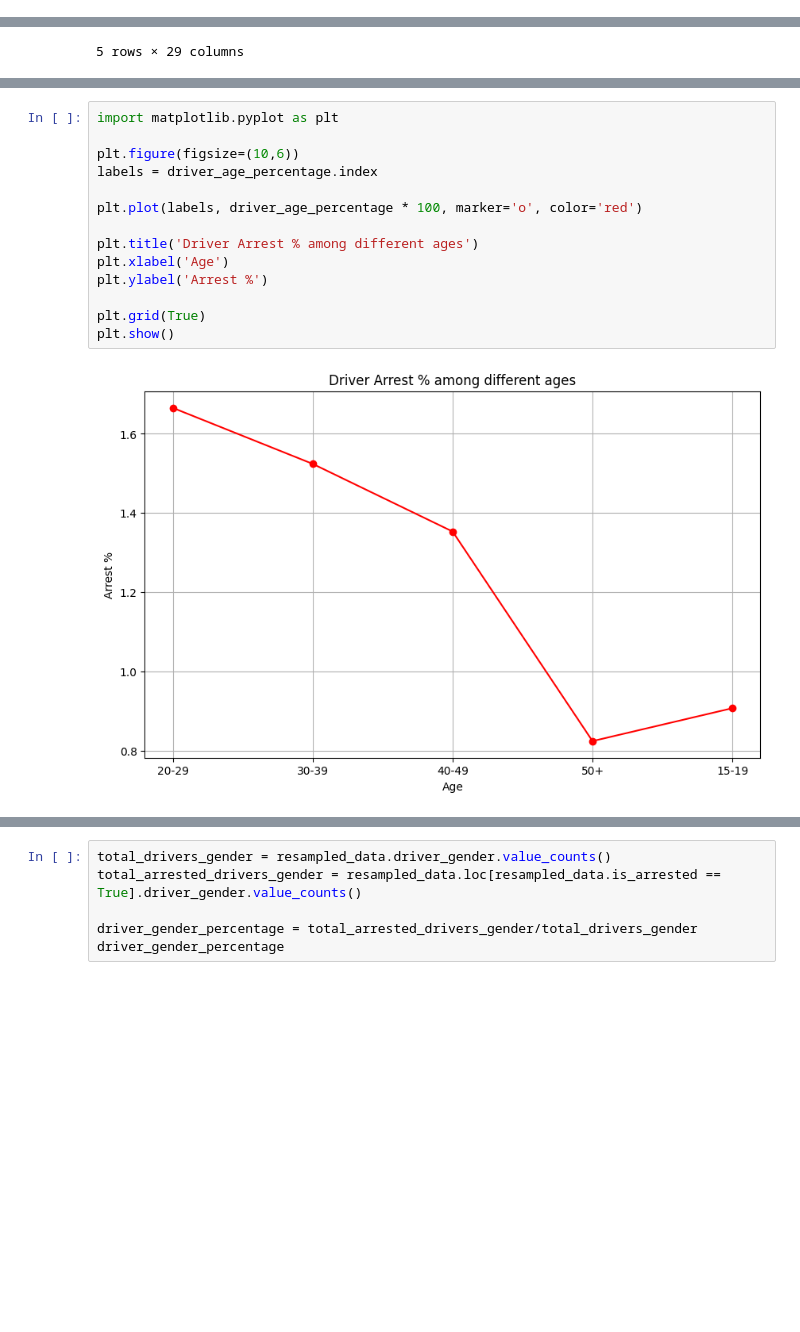
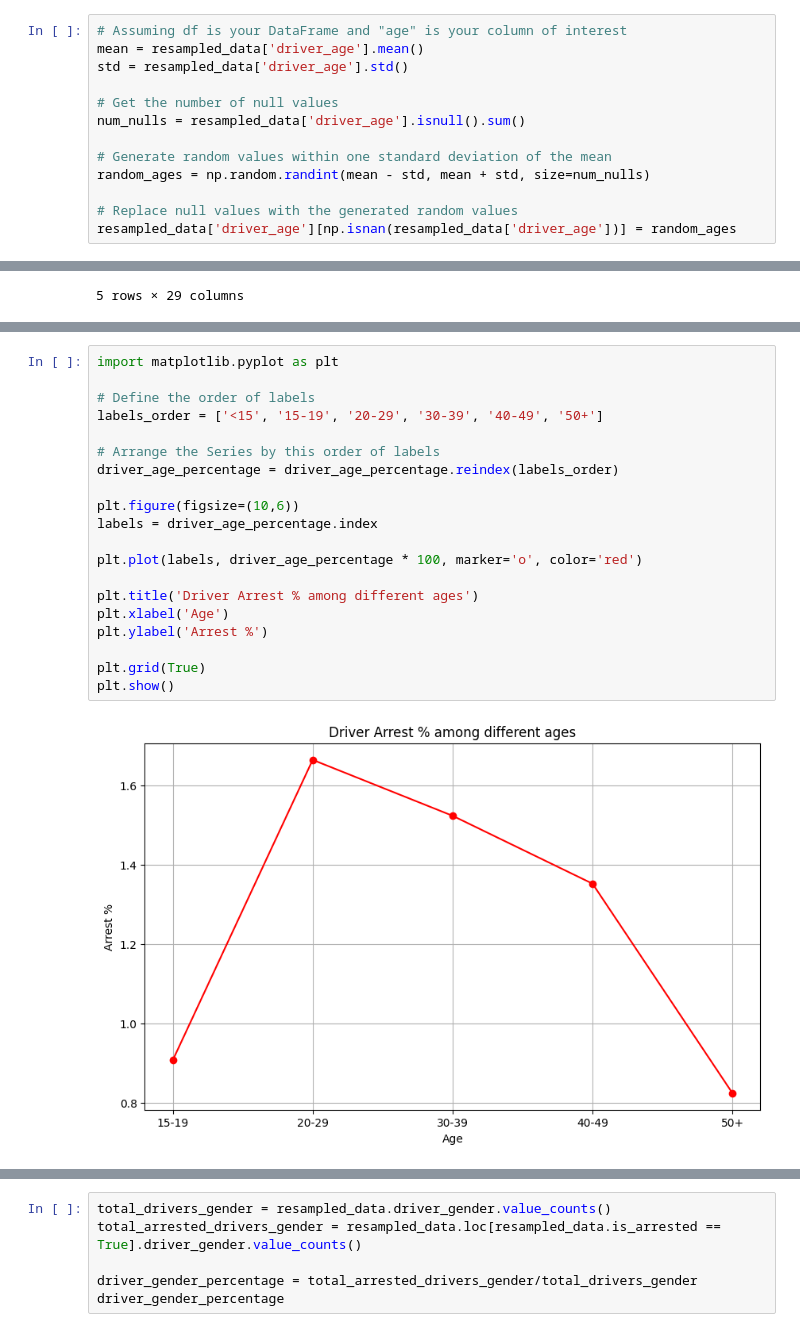
Before and after one commit to Sumitjh26997/CSS581-ML, a Jupyter notebook: hw2.ipynb, the cells around one changed output, grey strips where cells are left out. Saved outputs shown, nothing was run; the diff lists cells and outputs as text; blank space fills up the shorter version.

```diff
--- a/hw2.ipynb
+++ b/hw2.ipynb
@@ -163,0 +179,13 @@ Name: driver_age, Length: 85, dtype: int64
+# %%
+# Assuming df is your DataFrame and "age" is your column of interest
+mean = resampled_data['driver_age'].mean()
+std = resampled_data['driver_age'].std()
+
+# Get the number of null values
+num_nulls = resampled_data['driver_age'].isnull().sum()
+
+# Generate random values within one standard deviation of the mean
+random_ages = np.random.randint(mean - std, mean + std, size=num_nulls)
+
+# Replace null values with the generated random values
+resampled_data['driver_age'][np.isnan(resampled_data['driver_age'])] = random_ages
@@ -195,17 +247,23 @@ driver_age_percentage
 Name: driver_age_bucket, dtype: float64
 # %%
 import matplotlib.pyplot as plt
+
+# Define the order of labels
+labels_order = ['<15', '15-19', '20-29', '30-39', '40-49', '50+']
+
+# Arrange the Series by this order of labels
+driver_age_percentage = driver_age_percentage.reindex(labels_order)
 
 plt.figure(figsize=(10,6))
 labels = driver_age_percentage.index
 
 plt.plot(labels, driver_age_percentage * 100, marker='o', color='red')
 
 plt.title('Driver Arrest % among different ages')
 plt.xlabel('Age')
 plt.ylabel('Arrest %')
 
 plt.grid(True)
 plt.show()
 # %% [output]
-[figure, old version]
+[figure, new version]
```
Also changed, not shown: parts of 40 cells of this notebook.
